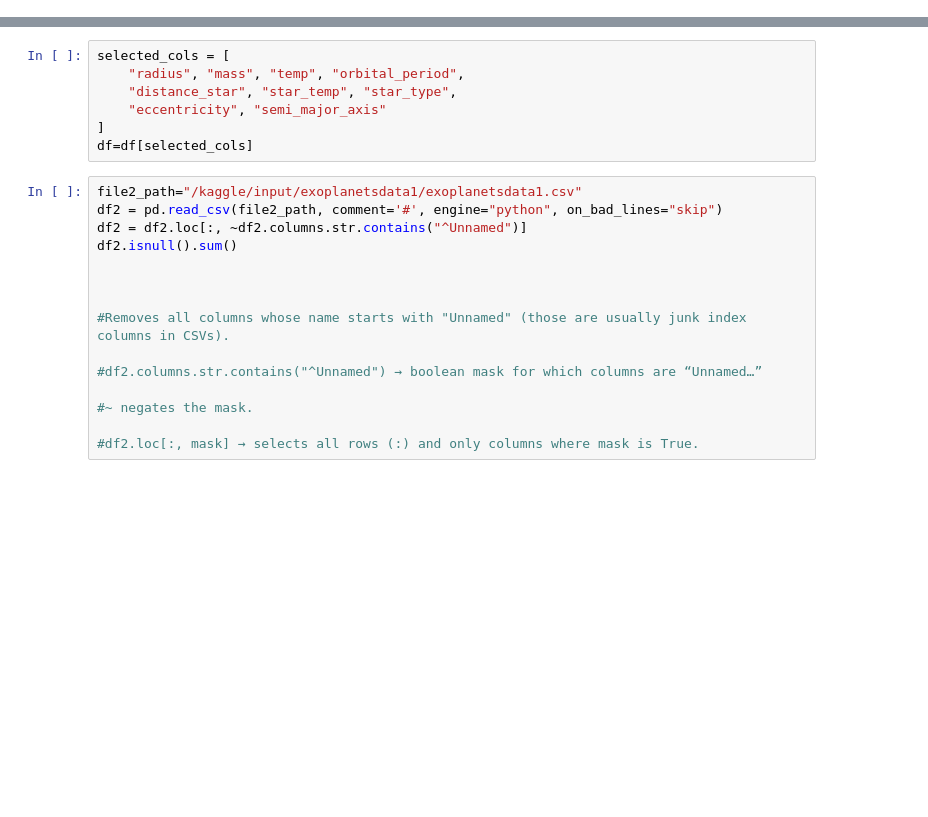
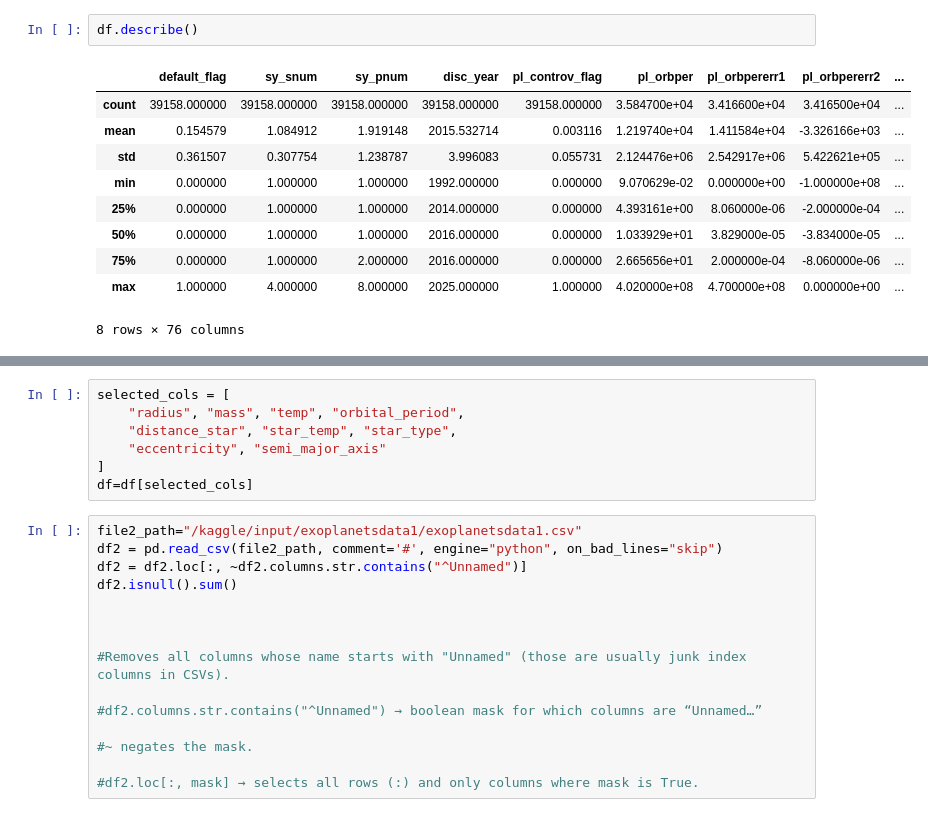
Before and after one commit to springboardmentor112711/Predicting-the-Habitability-of-Exoplanets-Using-Machine-Learning-, a Jupyter notebook: cleaned-dataset-m1.ipynb, the cells around one changed output, grey strips where cells are left out. Drawn from its saved outputs; the diff is of its cells as text; blank space fills up the shorter version.

```diff
--- a/cleaned-dataset-m1.ipynb
+++ b/cleaned-dataset-m1.ipynb
@@ -11,3 +24,16 @@ df.isnull().sum()
+# %%
+df.describe()
+# %% [output]
+|  | default_flag | sy_snum | sy_pnum | disc_year | pl_controv_flag | pl_orbper | pl_orbpererr1 | pl_orbpererr2 | ... |
+| count | 39158.000000 | 39158.000000 | 39158.000000 | 39158.000000 | 39158.000000 | 3.584700e+04 | 3.416600e+04 | 3.416500e+04 | ... |
+| mean | 0.154579 | 1.084912 | 1.919148 | 2015.532714 | 0.003116 | 1.219740e+04 | 1.411584e+04 | -3.326166e+03 | ... |
+| std | 0.361507 | 0.307754 | 1.238787 | 3.996083 | 0.055731 | 2.124476e+06 | 2.542917e+06 | 5.422621e+05 | ... |
+| min | 0.000000 | 1.000000 | 1.000000 | 1992.000000 | 0.000000 | 9.070629e-02 | 0.000000e+00 | -1.000000e+08 | ... |
+| 25% | 0.000000 | 1.000000 | 1.000000 | 2014.000000 | 0.000000 | 4.393161e+00 | 8.060000e-06 | -2.000000e-04 | ... |
+| 50% | 0.000000 | 1.000000 | 1.000000 | 2016.000000 | 0.000000 | 1.033929e+01 | 3.829000e-05 | -3.834000e-05 | ... |
+| 75% | 0.000000 | 1.000000 | 2.000000 | 2016.000000 | 0.000000 | 2.665656e+01 | 2.000000e-04 | -8.060000e-06 | ... |
+| max | 1.000000 | 4.000000 | 8.000000 | 2025.000000 | 1.000000 | 4.020000e+08 | 4.700000e+08 | 0.000000e+00 | ... |
+8 rows × 76 columns
 # %%
 import sklearn
 print(sklearn.__version__)
```
Also changed, not shown: parts of 31 cells of this notebook, 4 other files.
